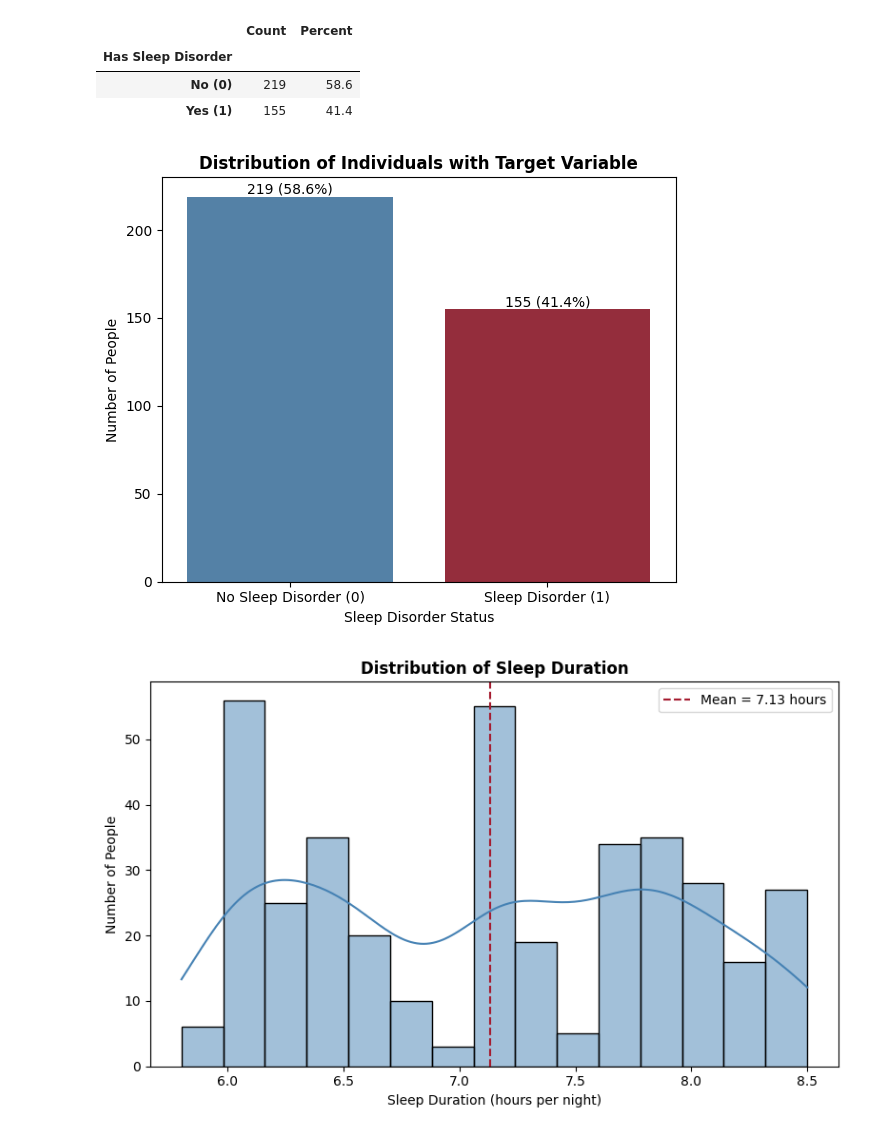
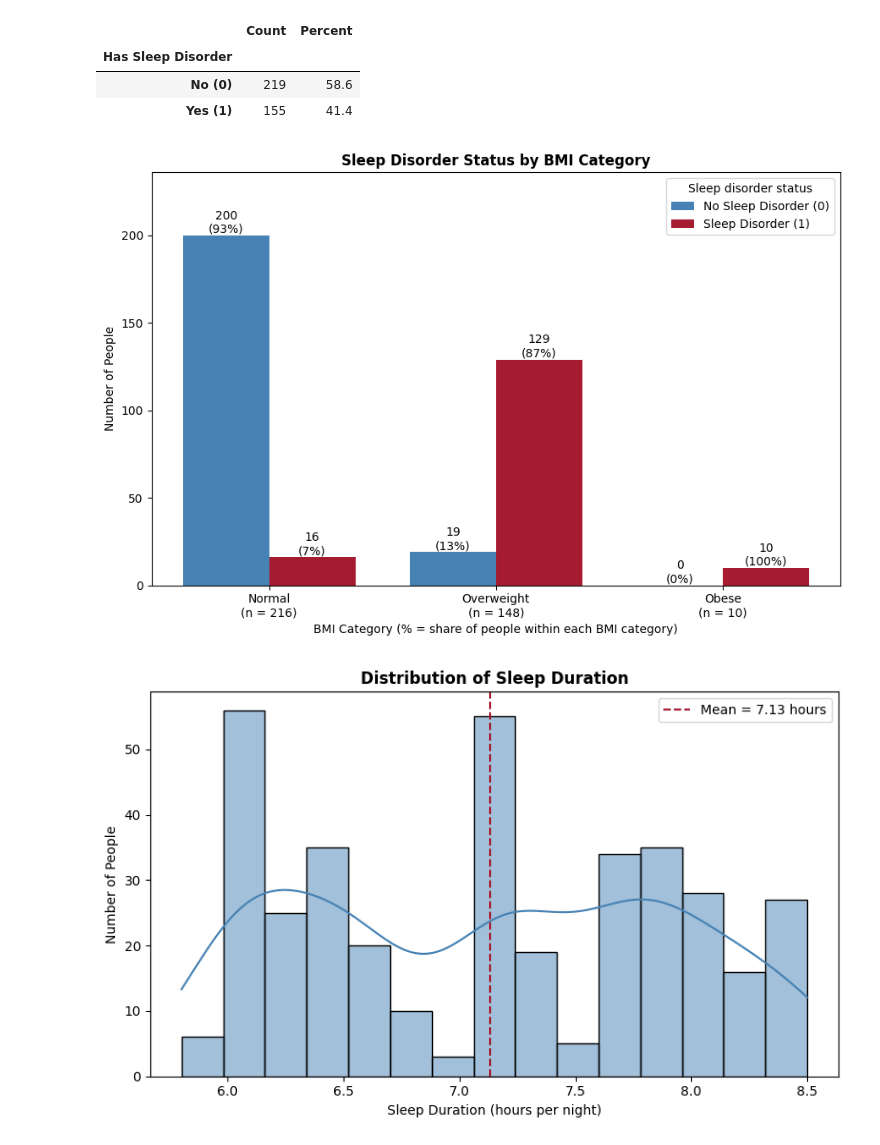
Before and after one commit to sudiksharamakrishnanhse-lab/ProgrammingforHDS_FinalProject, a Jupyter notebook: DatasetSelection.ipynb, the cells around one changed output. Saved outputs shown, nothing was run; the diff lists cells and outputs as text; code cells hidden in the pictures.

```diff
--- a/DatasetSelection.ipynb
+++ b/DatasetSelection.ipynb
@@ -297,24 +314,33 @@ Target: Has Sleep Disorder
 | Has Sleep Disorder |  |  |
 | No (0) | 219 | 58.6 |
 | Yes (1) | 155 | 41.4 |
-# %%
-# @title **Section 4A - Target Variable Sleep Disorder Distribution (Exploratory Visualization)**
-
-fig, ax = plt.subplots(figsize=(6, 5))
-sns.countplot(x=TARGET, data=df_clean, hue=TARGET,
-              palette=["steelblue", "#A51C30"], legend=False, ax=ax)
-ax.set_xticklabels(["No Sleep Disorder (0)", "Sleep Disorder (1)"])
-ax.set_title("Distribution of Individuals with Target Variable", fontweight="bold")
-ax.set_xlabel("Sleep Disorder Status")
-ax.set_ylabel("Number of People")
-for p in ax.patches:   # label each bar with its count and percentage
-    ax.annotate(f"{int(p.get_height())} ({p.get_height() / len(df_clean):.1%})",
-                (p.get_x() + p.get_width() / 2, p.get_height()),
-                ha="center", va="bottom", fontsize=10)
-plt.tight_layout()
-plt.show()
-# %% [output]
-[figure, removed]
+# %%
+# @title **Section 4A - Sleep Disorder Status by BMI Category (Exploratory Visualization)**
+
+bmi_order = ["Normal", "Overweight", "Obese"]
+ct = pd.crosstab(df_clean["BMI Category"], df_clean[TARGET]).reindex(bmi_order)
+pct = ct.div(ct.sum(axis=1), axis=0) * 100
+
+x = np.arange(len(bmi_order))
+w = 0.38
+fig, ax = plt.subplots(figsize=(9, 6))
+bars_no  = ax.bar(x - w / 2, ct[0], w, color="steelblue", label="No Sleep Disorder (0)")
+bars_yes = ax.bar(x + w / 2, ct[1], w, color="#A51C30",  label="Sleep Disorder (1)")
+for bars, col in [(bars_no, 0), (bars_yes, 1)]: # label each bar with count and % of its BMI group
+    for bar, count, p in zip(bars, ct[col], pct[col]):
+        ax.annotate(f"{count}\n({p:.0f}%)", (bar.get_x() + bar.get_width() / 2, bar.get_height()),
+                    ha="center", va="bottom", fontsize=10)
+ax.set_xticks(x)
+ax.set_xticklabels([f"{b}\n(n = {ct.loc[b].sum()})" for b in bmi_order])
+ax.set_ylim(0, ct.values.max() * 1.18)
+ax.set_title("Sleep Disorder Status by BMI Category", fontweight="bold")
+ax.set_xlabel("BMI Category (% = share of people within each BMI category)")
+ax.set_ylabel("Number of People")
+ax.legend(title="Sleep disorder status")
+plt.tight_layout()
+plt.show()
+# %% [output]
+[figure, added]
 # %%
 # @title **Section 4B - Distribution of Sleep Duration (Exploratory Visualization)**
 
```
Also changed, not shown: parts of 10 cells of this notebook.
